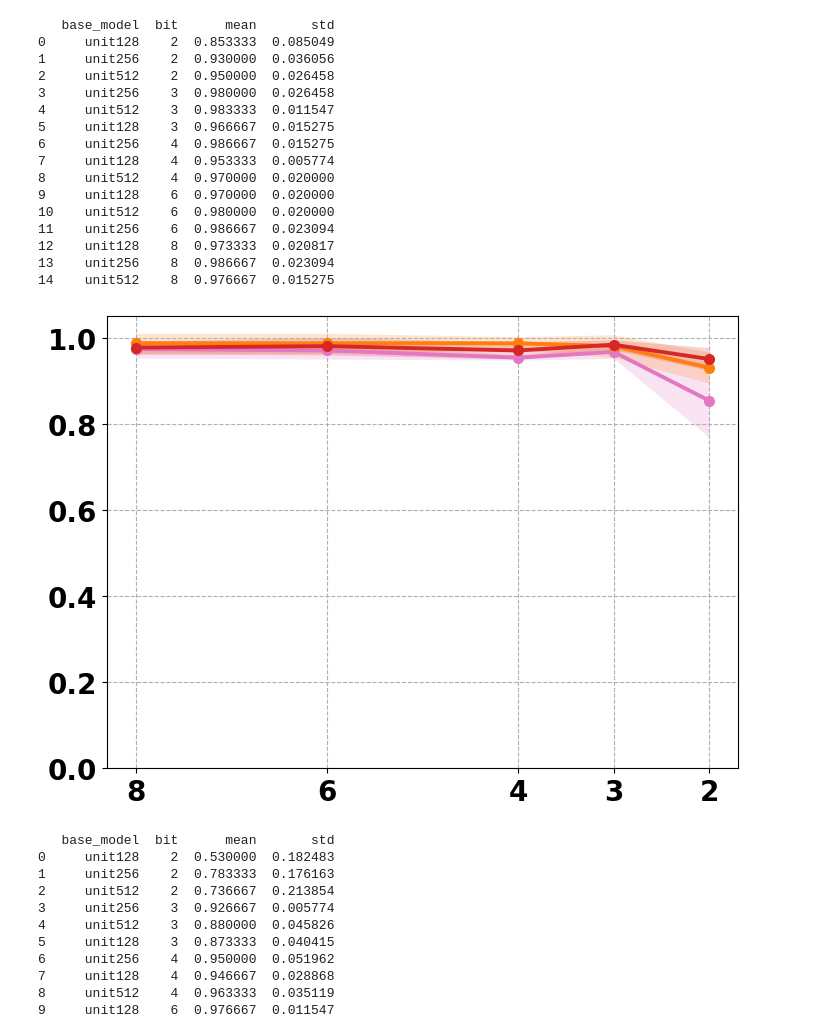
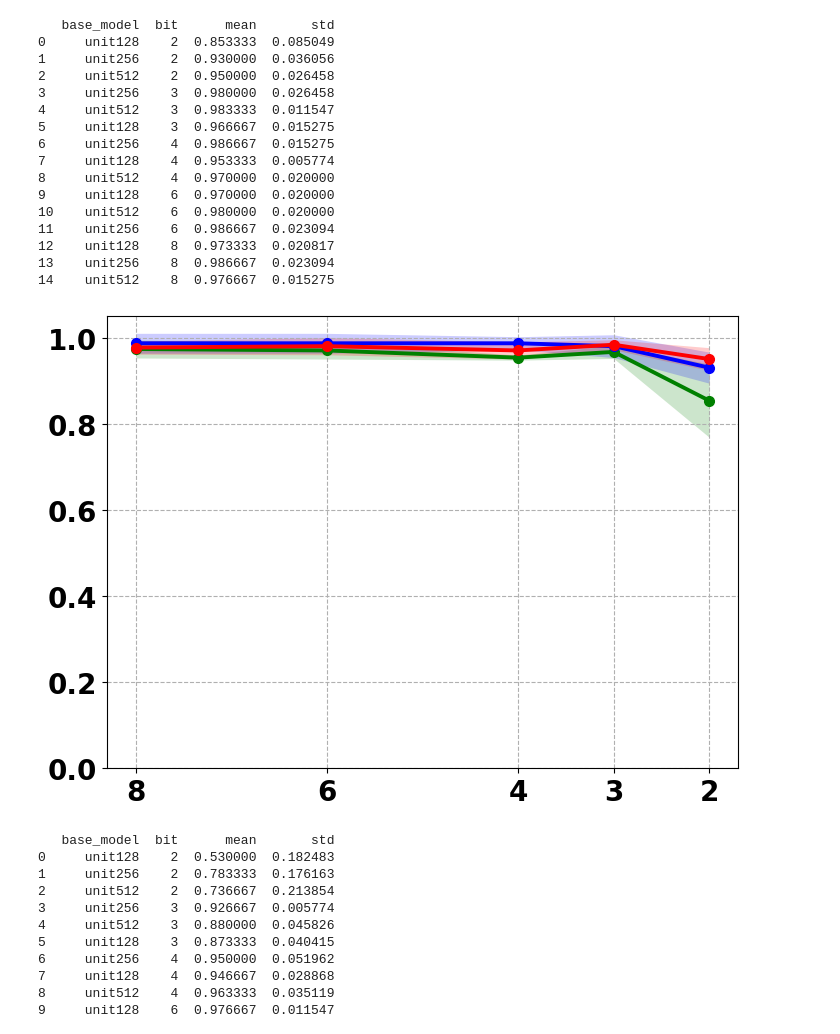
Before and after one commit to yuuharu11/LNN-control, a Jupyter notebook: robomimic/myscript/make-graph/success_rate-quantization.ipynb, the cells around one changed output. Saved outputs shown, nothing was run; the diff lists cells and outputs as text; code cells hidden in the pictures.

```diff
--- a/robomimic/myscript/make-graph/success_rate-quantization.ipynb
+++ b/robomimic/myscript/make-graph/success_rate-quantization.ipynb
@@ -50,9 +50,9 @@ df_agg = (
 df_agg['std'] = df_agg['std'].fillna(0)
 
 custom_colors = {
-    "ncp_u128_best": "#e377c2",
-    "ncp_u256_best": "#ff7f0e",
-    "ncp_u512_best": "#d62728",
+    "ncp_u128_best": "green",
+    "ncp_u256_best": "blue",
+    "ncp_u512_best": "red",
 }
 
 plt.figure(figsize=(7.2, 5.2))
@@ -162,9 +162,9 @@ print(df_agg)
 
 # --- カスタムカラーパレット ---
 custom_colors = {
-    "unit128": "#e377c2",
-    "unit256": "#ff7f0e",
-    "unit512": "#d62728",
+    "unit128": "green",
+    "unit256": "blue",
+    "unit512": "red",
 }
 
 plt.figure(figsize=(7.2, 5.2))
@@ -206,34 +206,34 @@ for base_model, df_m in df_agg.groupby("base_model"):
 plt.tick_params(axis="both", labelsize=20, labelfontfamily="DejaVu Sans")
 
 for label in plt.gca().get_xticklabels() + plt.gca().get_yticklabels():
     label.set_fontweight("bold")
 
 plt.ylim(0, 1.05)
 plt.gca().invert_xaxis()
 plt.xticks(sorted(df_agg["bit"].unique(), reverse=True))
 
 plt.grid(True, which="major", linestyle="--")
 
 plt.tight_layout()
 plt.show()
 # %% [output]
    base_model  bit      mean       std
 0     unit128    2  0.853333  0.085049
 1     unit256    2  0.930000  0.036056
 2     unit512    2  0.950000  0.026458
 3     unit256    3  0.980000  0.026458
 4     unit512    3  0.983333  0.011547
 5     unit128    3  0.966667  0.015275
 6     unit256    4  0.986667  0.015275
 7     unit128    4  0.953333  0.005774
 8     unit512    4  0.970000  0.020000
 9     unit128    6  0.970000  0.020000
 10    unit512    6  0.980000  0.020000
 11    unit256    6  0.986667  0.023094
 12    unit128    8  0.973333  0.020817
 13    unit256    8  0.986667  0.023094
 14    unit512    8  0.976667  0.015275
-[figure, old version]
+[figure, new version]
 # %%
 # Digital Variable Params Quantization (2bit, 3bit, 4bit, 6bit, 8bit)
 import pandas as pd
```
Also changed, not shown: parts of 1 cell of this notebook, 4 other files.
